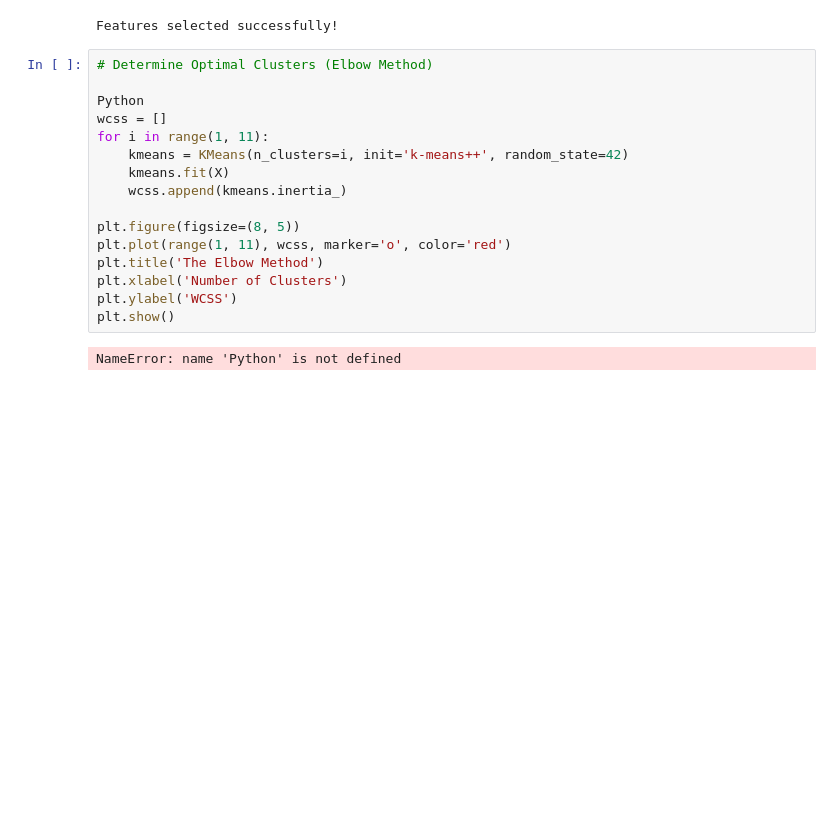
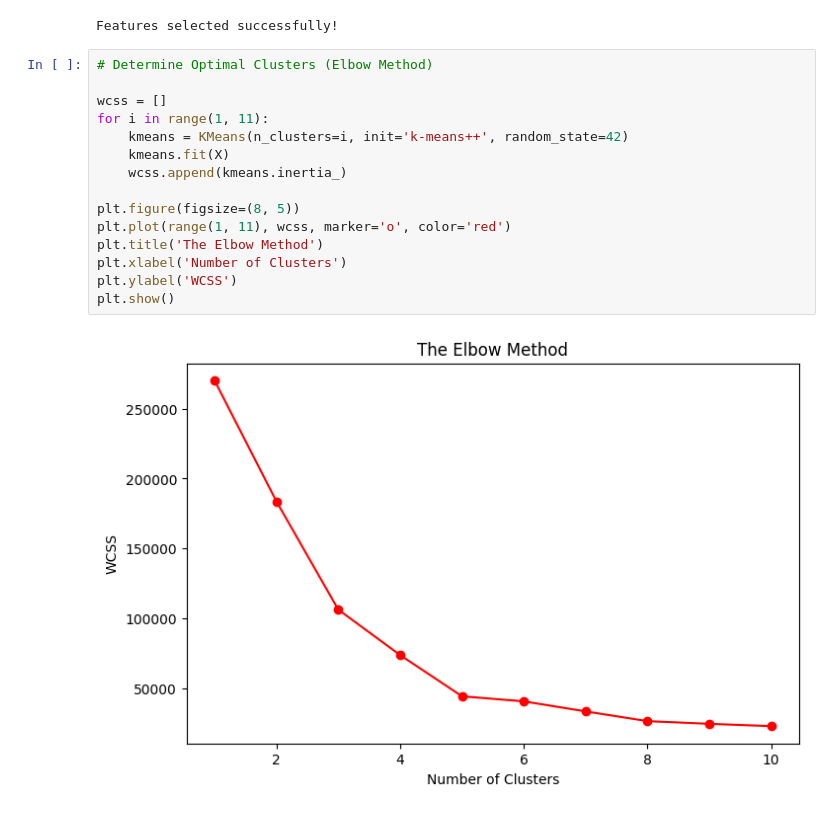
Before and after one commit to supriyag777/IAIP, a Jupyter notebook: task2/notebooks/Untitled.ipynb, the cells around one changed output. Cells and saved outputs as stored; diff of their text form; blank space fills up the shorter version.

```diff
--- a/task2/notebooks/Untitled.ipynb
+++ b/task2/notebooks/Untitled.ipynb
@@ -27,18 +27,17 @@ Features selected successfully!
 # %%
 # Determine Optimal Clusters (Elbow Method)
 
-Python
 wcss = []
 for i in range(1, 11):
     kmeans = KMeans(n_clusters=i, init='k-means++', random_state=42)
     kmeans.fit(X)
     wcss.append(kmeans.inertia_)
 
 plt.figure(figsize=(8, 5))
 plt.plot(range(1, 11), wcss, marker='o', color='red')
 plt.title('The Elbow Method')
 plt.xlabel('Number of Clusters')
 plt.ylabel('WCSS')
 plt.show()
 # %% [output]
-NameError: name 'Python' is not defined
+[figure, added]
```
Also changed, not shown: parts of 1 cell of this notebook.
